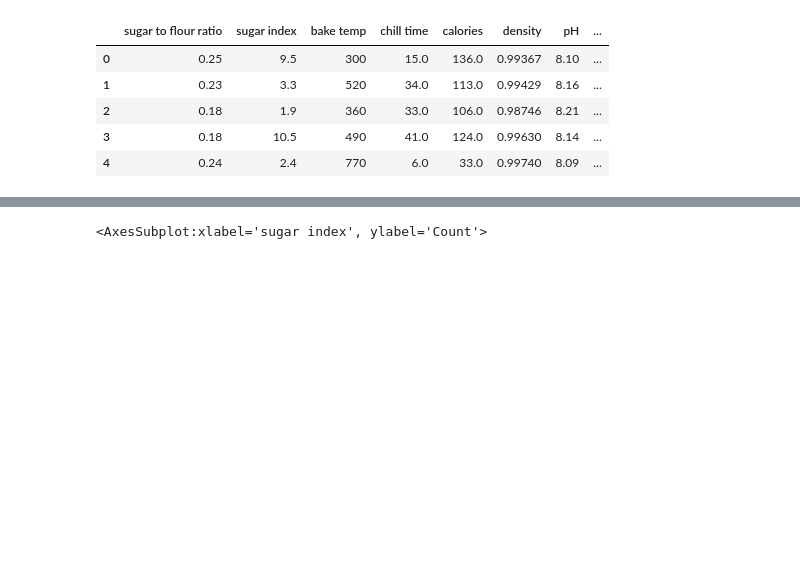
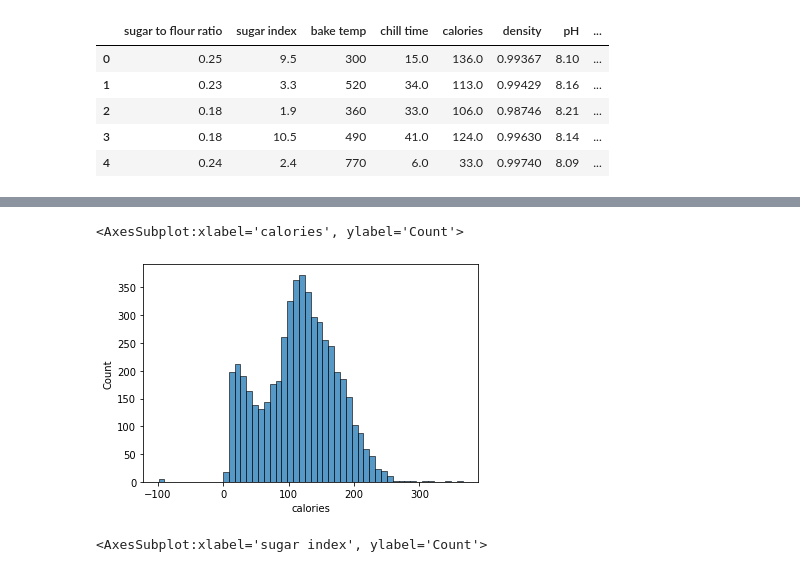
Before and after one commit to nrius/ML_challenge, a Jupyter notebook: Nurias_notebook_for_tests.ipynb, the cells around one changed output, grey strips where cells are left out. Saved outputs shown, nothing was run; the diff lists cells and outputs as text; code cells hidden in the pictures; blank space fills up the shorter version.

```diff
--- a/Nurias_notebook_for_tests.ipynb
+++ b/Nurias_notebook_for_tests.ipynb
@@ -93,3 +167,8 @@ df_cookies
+# %%
+sns.histplot( df_cookies["calories"])
+# %% [output]
+<AxesSubplot:xlabel='calories', ylabel='Count'>
+[figure, added]
 # %%
 sns.histplot(data=df_cookies, x="sugar index")
 # %% [output]
```
Also changed, not shown: parts of 17 cells of this notebook, 4 other files.
